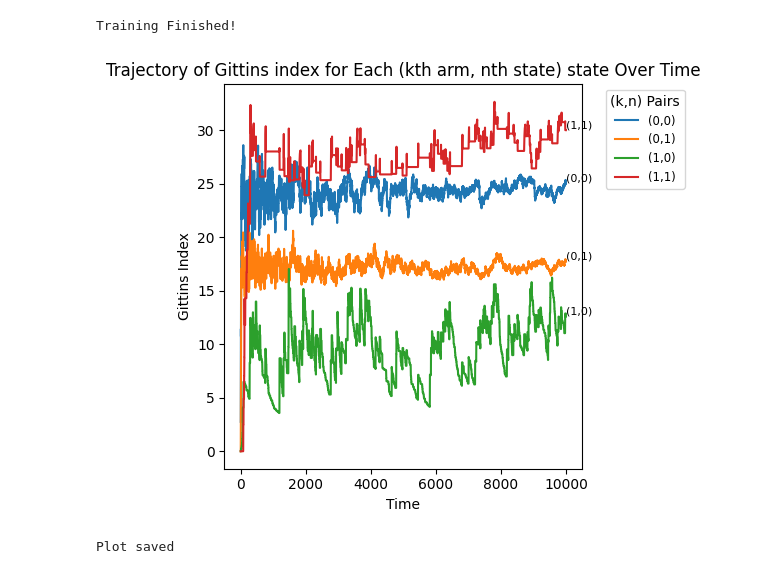
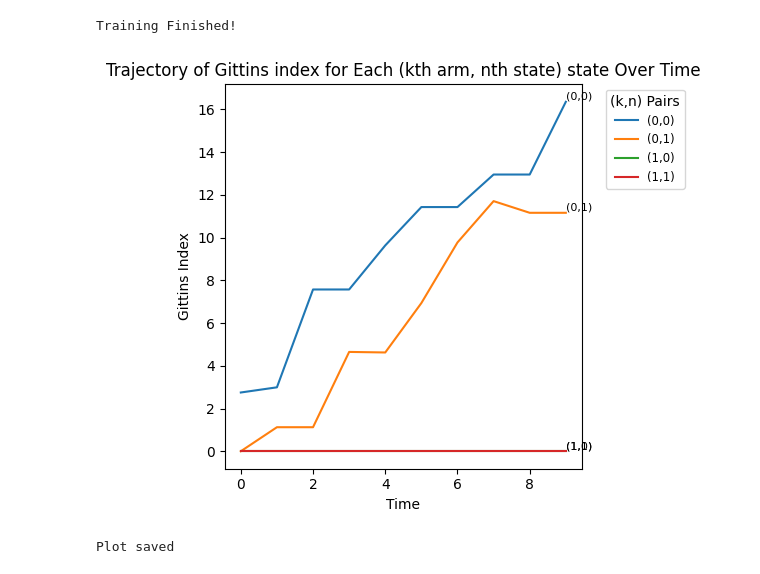
Before and after one commit to sukhjinder-kumar/GittensBandit, a Jupyter notebook: Notebooks/q_learning.ipynb, the cells around one changed output. Saved outputs shown, nothing was run; the diff lists cells and outputs as text; code cells hidden in the pictures.

```diff
--- a/Notebooks/q_learning.ipynb
+++ b/Notebooks/q_learning.ipynb
@@ -136,7 +136,7 @@ def qlearning_visualize(gittin_history, save_path):
     # Display the plot
     plt.show()
 # %%
-num_epochs = 10000
+num_epochs = 10
 num_runs = 2
 test = test1
 test_string = "test1"
@@ -147,37 +147,35 @@ mab = Mab(num_arms = test.num_arms,
           reward_matrices = test.reward_matrices,
           initial_start_state = test.initial_start_state,
           homogeneous = test.homogeneous)
 
 qlearning = QLearning(num_arms = test.num_arms,
                       num_states_per_arm = test.num_states_per_arm,
                       init_learning_rate = 0.5,
                       discount_factor = test.discount_factor,
                       temperature_mode = "epsilon-greedy-gittin")
 
-# gittin_history = np.zeros((NUM_RUNS, TIME_STEPS, test2.num_arms, test2.num_states_per_arm))
-
 gittin_history = np.zeros((num_runs, num_epochs, test.num_arms, test.num_states_per_arm))
 
 for num_run in tqdm(range(num_runs), unit=" #Run"):
     mab.reset(random=True)
     qlearning.reset()
 
     for epoch in range(num_epochs):
-        cur_states = mab.get_cur_states()
-        cur_action, _ = qlearning.get_action(cur_states)
+        cur_state = mab.get_cur_state()
+        cur_action, _ = qlearning.get_action(cur_state)
         next_state, cur_reward = mab.step(cur_action)
-        qlearning.update(cur_states[cur_action], cur_action, cur_reward, next_state)
+        qlearning.update(cur_state[cur_action], cur_action, cur_reward, next_state)
 
         # Store gittins
         for k in range(test.num_arms):
             for n in range(test.num_states_per_arm):
                 gittin_history[num_run, epoch, k, n] = qlearning.q_table[n, 0, n, k]
 
 print("Training Finished!")
 save_path = f'Results/QLearning/{test_string}_gittin_plot_num_runs={num_runs}_time_steps={num_epochs}.png'
 qlearning_visualize(gittin_history, save_path)
 print("Plot saved")
 # %% [output]
 Training Finished!
-[figure, old version]
+[figure, new version]
 Plot saved
```
Also changed, not shown: 10 other files.
